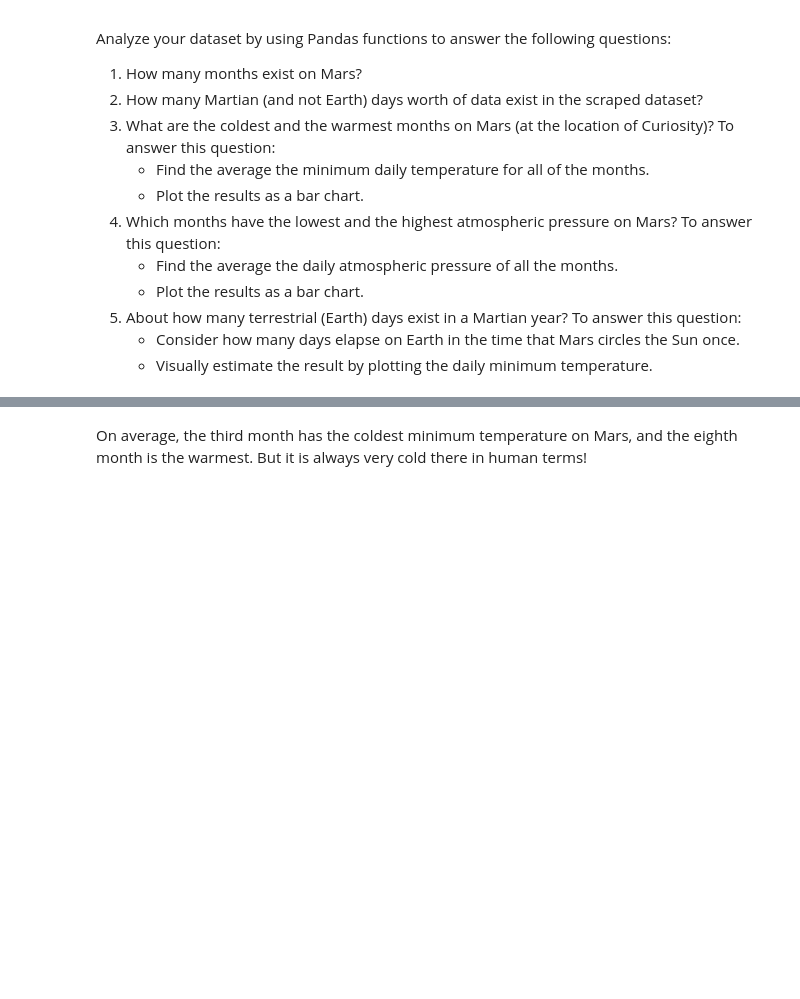
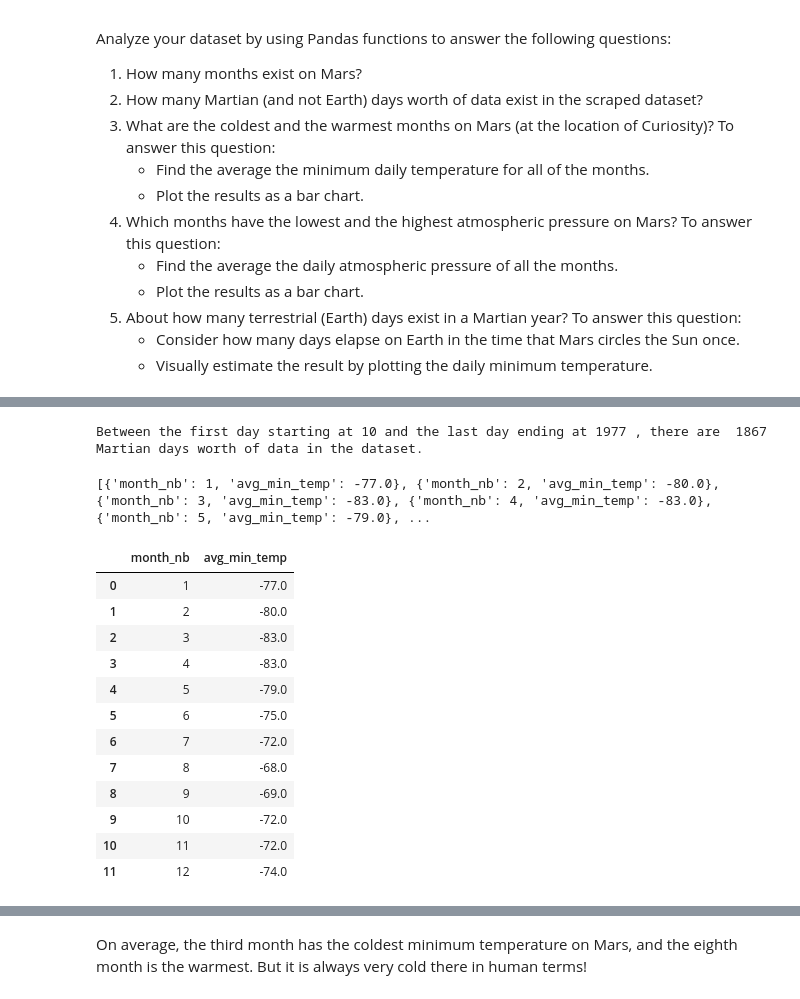
Before and after one commit to imrtech/Mission-to-Mars, a Jupyter notebook: part_2_mars_weather.ipynb, the cells around one changed output, grey strips where cells are left out. Cells and saved outputs as stored; diff of their text form; code cells hidden in the pictures; blank space fills up the shorter version.

```diff
--- a/part_2_mars_weather.ipynb
+++ b/part_2_mars_weather.ipynb
@@ -146,0 +181,24 @@ Name: min_temp, dtype: float64
+# %%
+# 2. How many Martian days' worth of data are there?
+first_day_of_data=df['sol'].min()
+last_day_of_data = df['sol'].max()
+unique_days_date=df['sol'].nunique()
+print(f'Between the first day starting at', first_day_of_data, 'and the last day ending at',
+      last_day_of_data,', there are ', unique_days_date, 'Martian days worth of data in the dataset.')
+# %% [output]
+Between the first day starting at 10 and the last day ending at 1977 , there are  1867 Martian days worth of data in the dataset.
+# %%
+# 3. What is the average low temperature by month?
+avg_min_temp=[]
+
+for i in range(1,nb_of_months+1):
+    weather_per_month={"month_nb":"","avg_min_temp":""}
+    avg_min_temp_month=df.loc[df['month']==i]['min_temp'].mean()
+    round_avg_min_temp_month = round(avg_min_temp_month,0)
+    weather_per_month["month_nb"] = i
+    weather_per_month["avg_min_temp"] = round_avg_min_temp_month
+    avg_min_temp.append(weather_per_month)
+
+print(avg_min_temp)
+# %% [output]
+[{'month_nb': 1, 'avg_min_temp': -77.0}, {'month_nb': 2, 'avg_min_temp': -80.0}, {'month_nb': 3, 'avg_min_temp': -83.0}, {'month_nb': 4, 'avg_min_temp': -83.0}, {'month_nb': 5, 'avg_min_temp': -79.0}, ...
@@ -147,2 +207,19 @@ Name: min_temp, dtype: float64
+# %%
+avg_min_temp_list_df = pd.DataFrame(avg_min_temp_list)
+avg_min_temp_list_df
+# %% [output]
+|  | month_nb | avg_min_temp |
+| 0 | 1 | -77.0 |
+| 1 | 2 | -80.0 |
+| 2 | 3 | -83.0 |
+| 3 | 4 | -83.0 |
+| 4 | 5 | -79.0 |
+| 5 | 6 | -75.0 |
+| 6 | 7 | -72.0 |
+| 7 | 8 | -68.0 |
+| 8 | 9 | -69.0 |
+| 9 | 10 | -72.0 |
+| 10 | 11 | -72.0 |
+| 11 | 12 | -74.0 |
 # %%
 # Plot the average temperature by month
```
Also changed, not shown: parts of 20 cells of this notebook.
